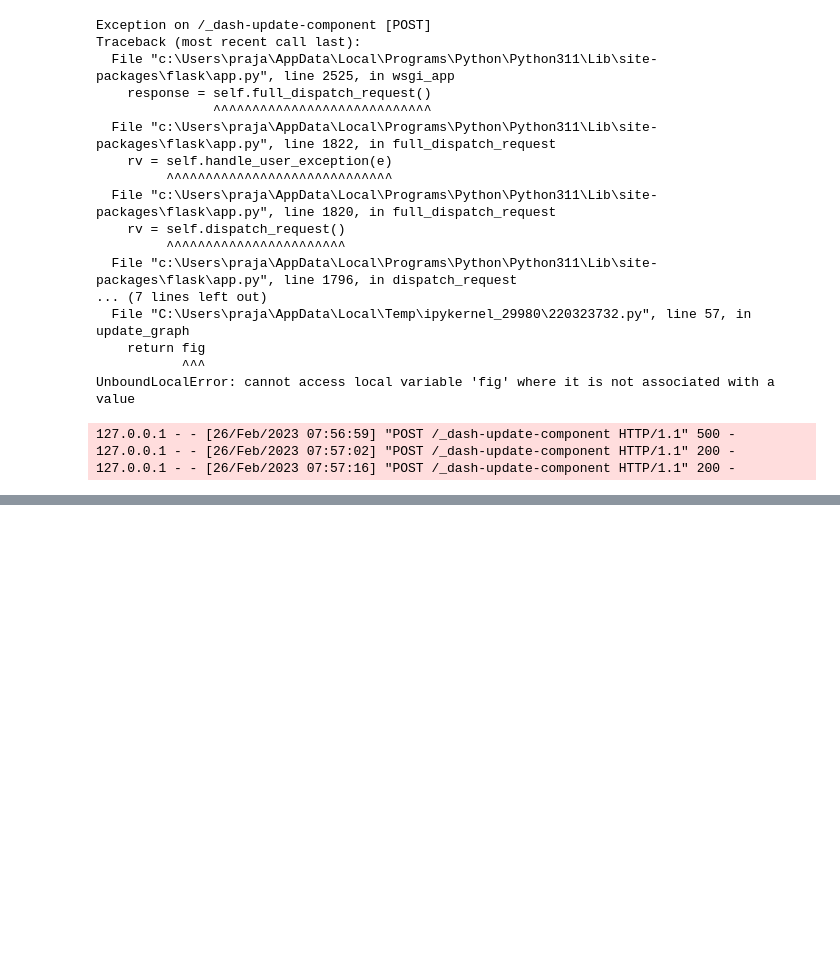
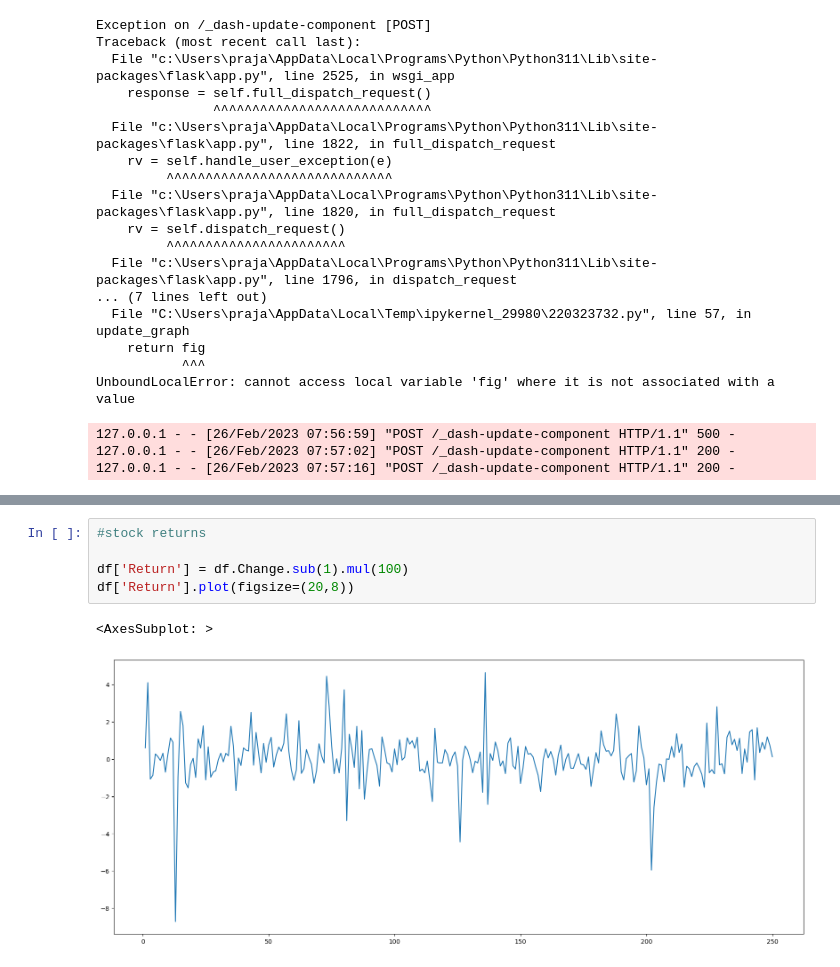
Before and after one commit to bhim7204/DSSC-FC-MVP, a Jupyter notebook: trail_rough.ipynb, the cells around one changed output, grey strips where cells are left out. Cells and saved outputs as stored; diff of their text form; blank space fills up the shorter version.

```diff
--- a/trail_rough.ipynb
+++ b/trail_rough.ipynb
@@ -328,0 +378,8 @@ UnboundLocalError: cannot access local variable 'fig' where it is not associated
+# %%
+#stock returns
+
+df['Return'] = df.Change.sub(1).mul(100)
+df['Return'].plot(figsize=(20,8))
+# %% [output]
+<AxesSubplot: >
+[figure, added]
```
Also changed, not shown: parts of 24 cells of this notebook, 1 other file.
